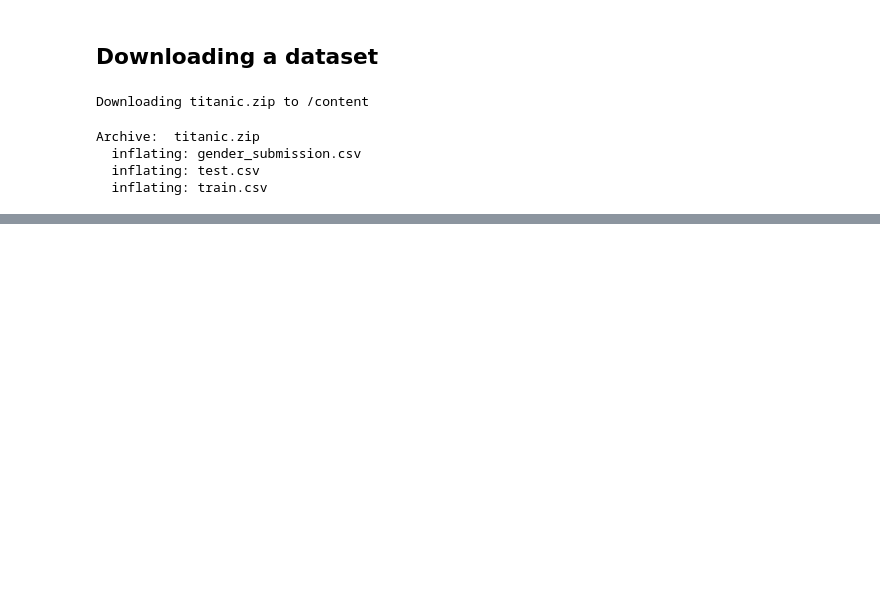
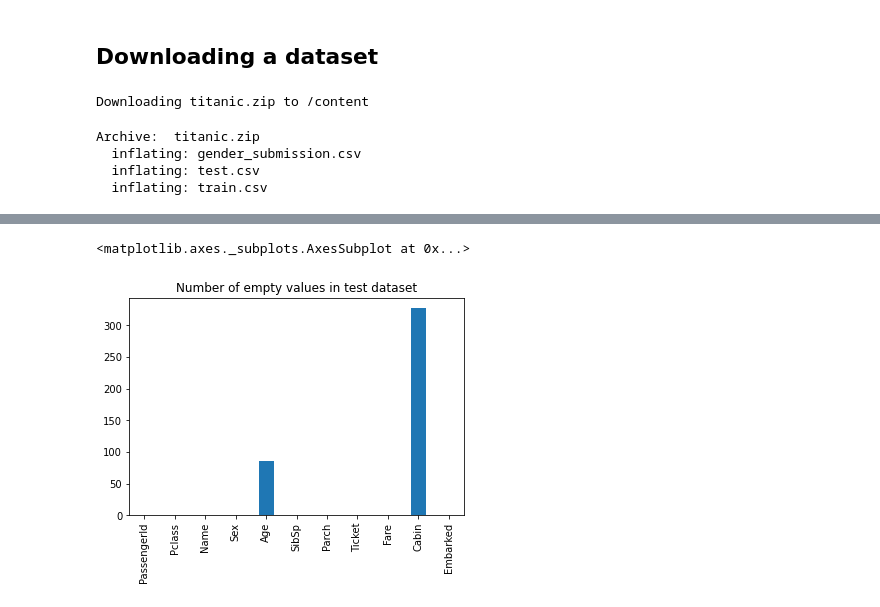
Before and after one commit to katsuba-mikhail/learn-kaggle, a Jupyter notebook: Kaggle_Titanic.ipynb, the cells around one changed output, grey strips where cells are left out. Cells and saved outputs as stored; diff of their text form; code cells hidden in the pictures; blank space fills up the shorter version.

```diff
--- a/Kaggle_Titanic.ipynb
+++ b/Kaggle_Titanic.ipynb
@@ -101,0 +225,5 @@ test_df.head()
+# %%
+test_df.isnull().sum().plot(kind='bar', title='Number of empty values in test dataset')
+# %% [output]
+<matplotlib.axes._subplots.AxesSubplot at 0x...>
+[figure, added]
```
Also changed, not shown: parts of 12 cells of this notebook.
